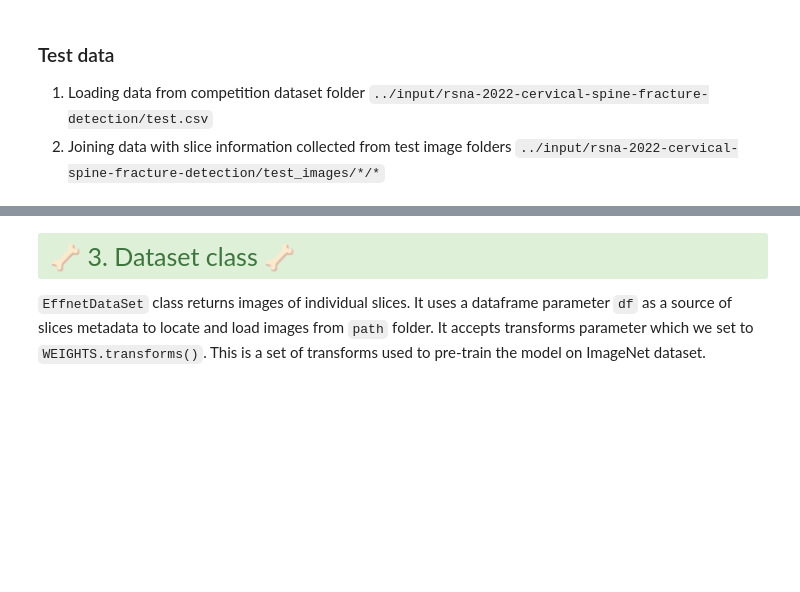
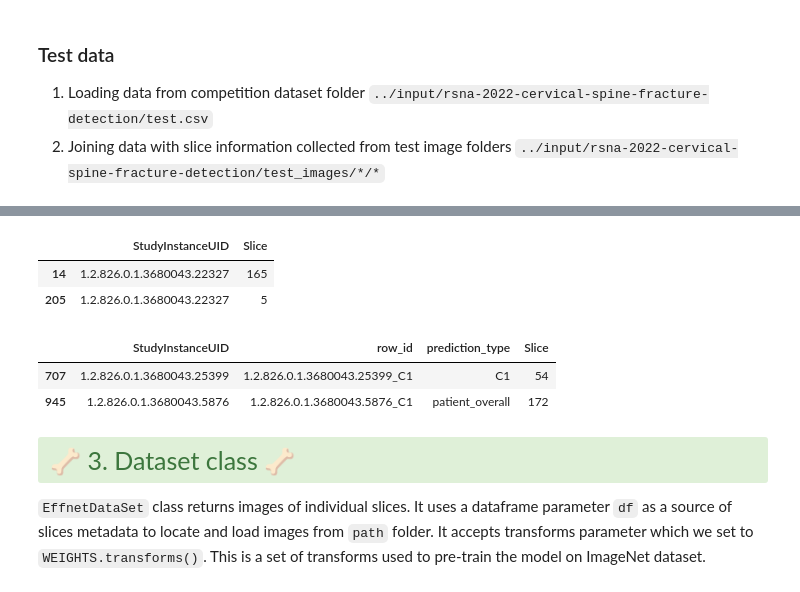
Before and after one commit to JavaZeroo/Kaggle, a Jupyter notebook: train-pytorch-effnetv2-baseline-cv-0-49.ipynb, the cells around one changed output, grey strips where cells are left out. Cells and saved outputs as stored; diff of their text form; code cells hidden in the pictures; blank space fills up the shorter version.

```diff
--- a/train-pytorch-effnetv2-baseline-cv-0-49.ipynb
+++ b/train-pytorch-effnetv2-baseline-cv-0-49.ipynb
@@ -215,14 +251,19 @@ df_test
 # %%
 test_slices = glob.glob(f'{TEST_IMAGES_PATH}/*/*')
-# print(test_slices)
-print(test_slices[0])
-test_slices = [re.findall(fr'{TEST_IMAGES_PATH}/(.*)/(.*).dcm', fr'{s}')[0] for s in test_slices]
-print(test_slices[0])
+test_slices = [re.findall(f'{TEST_IMAGES_PATH}/(.*)/(.*).dcm', s)[0] for s in test_slices]
 df_test_slices = pd.DataFrame(data=test_slices, columns=['StudyInstanceUID', 'Slice'])
 df_test_slices.sample(2)
+# %% [output]
+|  | StudyInstanceUID | Slice |
+| 14 | 1.2.826.0.1.3680043.22327 | 165 |
+| 205 | 1.2.826.0.1.3680043.22327 | 5 |
 # %%
 df_test = df_test.set_index('StudyInstanceUID').join(df_test_slices.set_index('StudyInstanceUID')).reset_index()
 df_test.sample(2)
+# %% [output]
+|  | StudyInstanceUID | row_id | prediction_type | Slice |
+| 707 | 1.2.826.0.1.3680043.25399 | 1.2.826.0.1.3680043.25399_C1 | C1 | 54 |
+| 945 | 1.2.826.0.1.3680043.5876 | 1.2.826.0.1.3680043.5876_C1 | patient_overall | 172 |
 # %% [markdown]
 <div class="alert alert-block alert-success" style="font-size:25px">
     🦴 3. Dataset class 🦴
```
Also changed, not shown: parts of 24 cells of this notebook, 3 other files.
